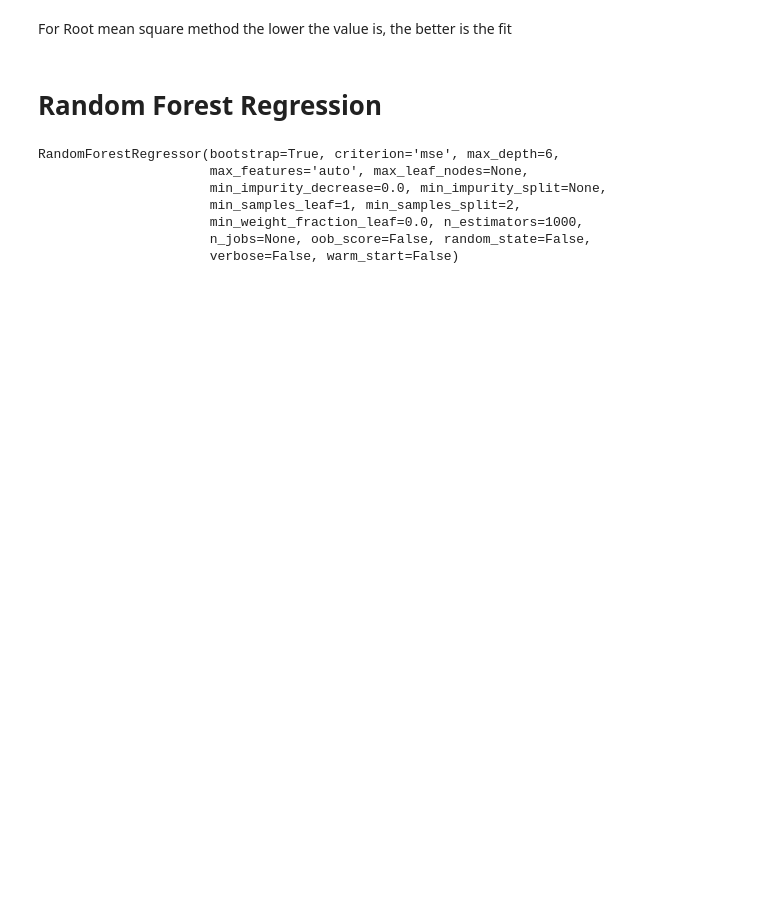
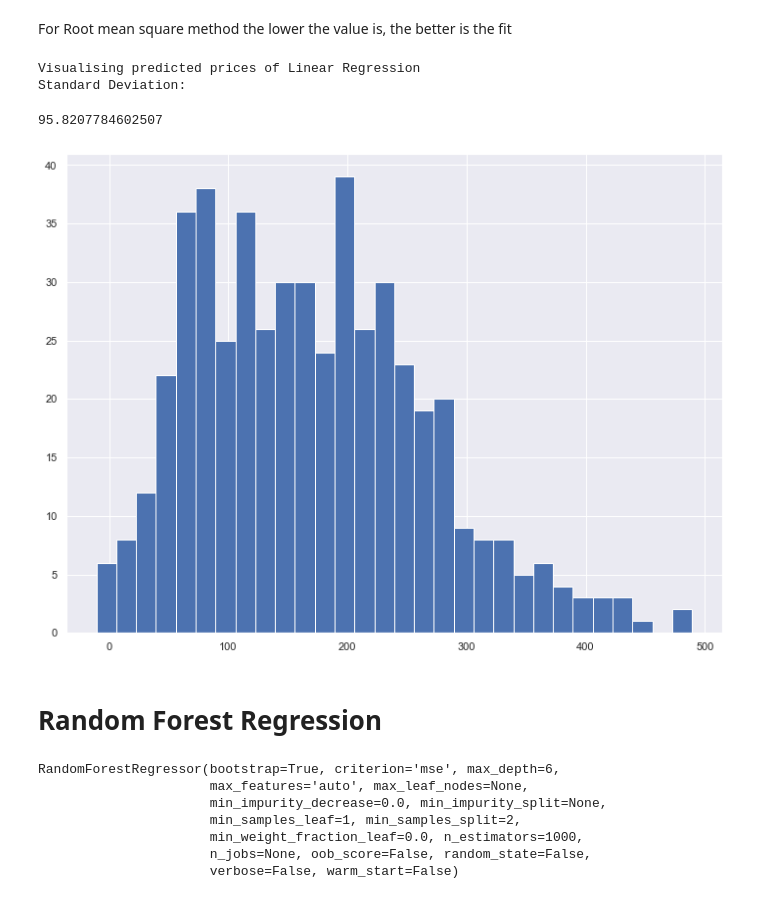
Before and after one commit to varad-desai/DataScience_Engineering_Tools_And_Methods, a Jupyter notebook: Data Science Project/BostonAirbnbDataScienceProject.ipynb, the cells around one changed output. Drawn from its saved outputs; the diff is of its cells as text; code cells hidden in the pictures; blank space fills up the shorter version.

```diff
--- a/Data Science Project/BostonAirbnbDataScienceProject.ipynb
+++ b/Data Science Project/BostonAirbnbDataScienceProject.ipynb
@@ -179,6 +191,6 @@ linear_regression_model.fit(X_train, Y_train)
 LinearRegression(copy_X=True, fit_intercept=True, n_jobs=None, normalize=False)
 # %%
 # Predicting prices for test data set
-predictions = linear_regression_model.predict(X_test)
+lin_predictions = linear_regression_model.predict(X_test)
 # %%
 # Checking the accuracy of the prediction using RootMeanSquare and R2 method
@@ -194,5 +206,15 @@ Accuracy Metric using R2 score Method 0.6679180419928651
 # %% [markdown]
 For Root mean square method the lower the value is, the better is the fit
+# %%
+print("Visualising predicted prices of Linear Regression")
+print("Standard Deviation:")
+plt.hist(lin_predictions, bins = 30)
+lin_predictions.std()
+# %% [output]
+Visualising predicted prices of Linear Regression
+Standard Deviation:
+95.8207784602507
+[figure, added]
 # %% [markdown]
 # Random Forest Regression
 # %%
```
Also changed, not shown: parts of 13 cells of this notebook, 1 other file.
